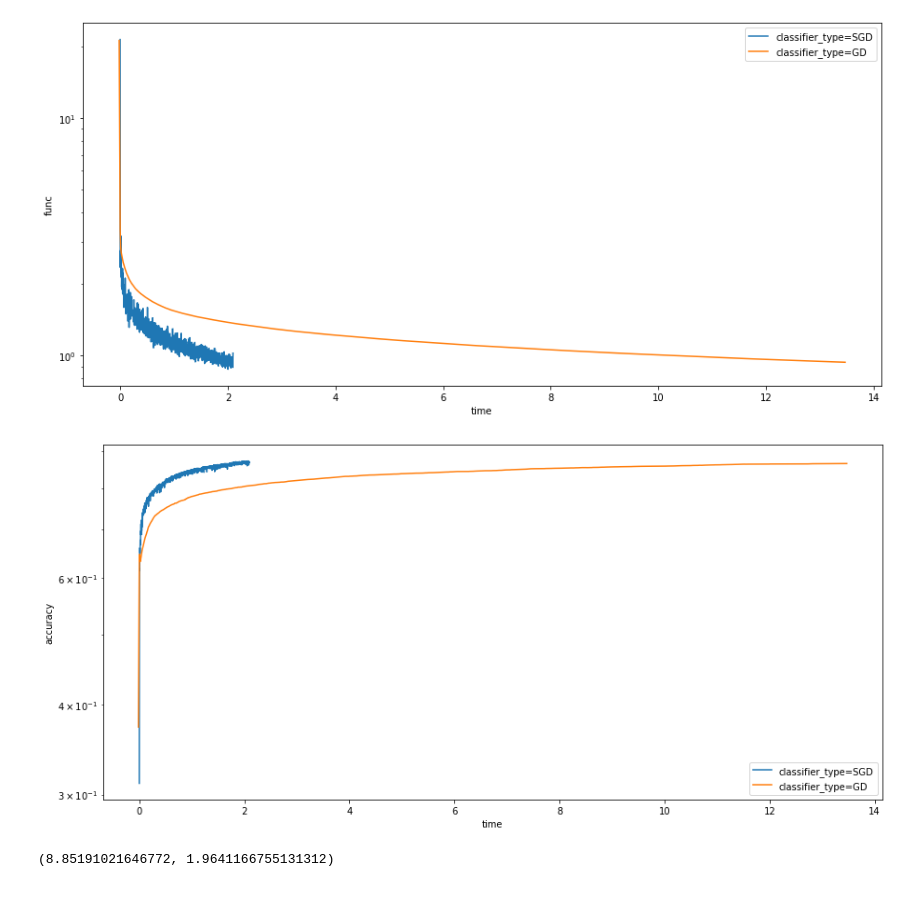
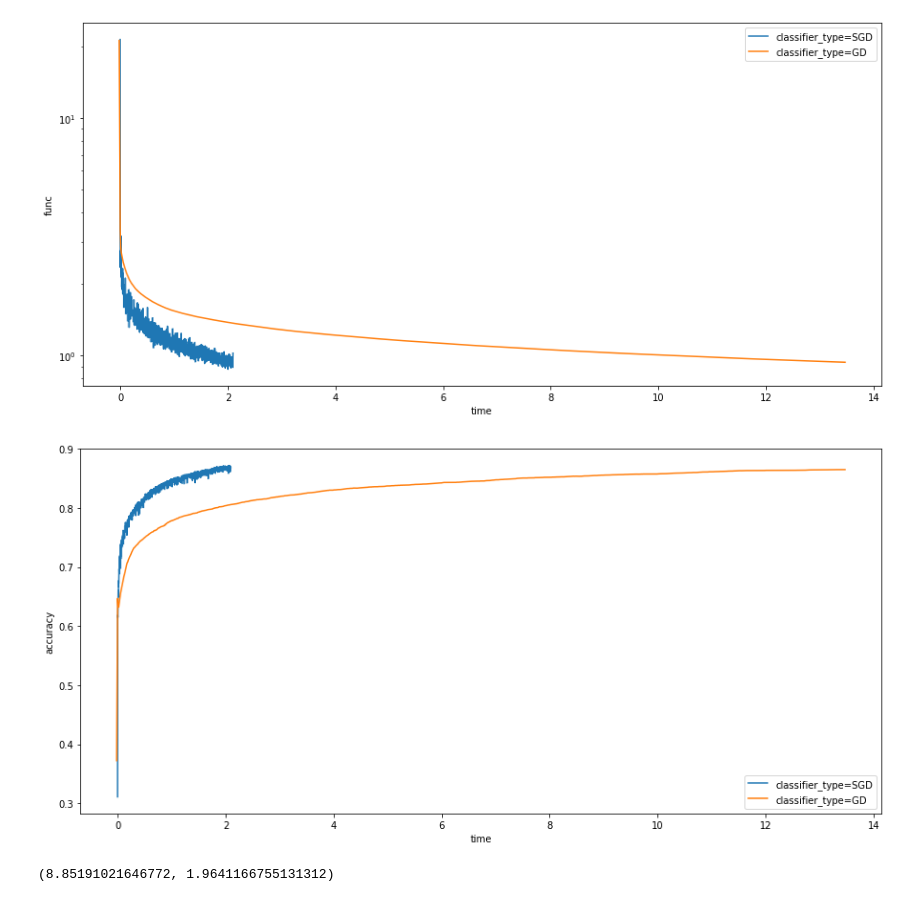
Before and after one commit to paniquex/ML_DS_practice, a Jupyter notebook: PRACTICUM/LAB_06/plots_generating.ipynb, the cells around one changed output. Drawn from its saved outputs; the diff is of its cells as text; code cells hidden in the pictures.

```diff
--- a/PRACTICUM/LAB_06/plots_generating.ipynb
+++ b/PRACTICUM/LAB_06/plots_generating.ipynb
@@ -52,7 +52,7 @@ def dependence_line_plot(history_list, parameter_name,
                          semilogx=False,
                          output_file_name='exp.pdf'):
 
-    if dep_variable_name_x != 'iteration':
+    if (dep_variable_name_x != 'iteration') | (dep_variable_name_x == 'min_df'):
         keys_for_df = [dep_variable_name_x, dep_variable_name_y]
     else:
         keys_for_df = [dep_variable_name_y]
@@ -74,6 +74,10 @@ def dependence_line_plot(history_list, parameter_name,
                                        history_df[dep_variable_name_x][smooth_size+1],
                          y=np.convolve(history_df[dep_variable_name_y][:],
                                        np.ones(smooth_size) / smooth_size, 'same')[smooth_size:-smooth_size])
+        elif dep_variable_name_x == 'min_df':
+            sns.lineplot(x = history_df[dep_variable_name_x],
+                         y=np.convolve(history_df[dep_variable_name_y][:],
+                                       np.ones(smooth_size) / smooth_size, 'same')[smooth_size:-smooth_size])
         else:
             sns.lineplot(x = np.arange(len(history_df[dep_variable_name_y]) - smooth_size * 2),
                          y=np.convolve(history_df[dep_variable_name_y][:],
@@ -487,14 +491,14 @@ dependence_line_plot([alpha_beta_bsize_logs[234], alpha_beta_bsize_logs[25]],
 # %%
 dependence_line_plot([alpha_beta_bsize_logs[234], alpha_beta_bsize_logs[25]],
                      parameter_name='classifier_type',
                      dep_variable_name_x='time', dep_variable_name_y='accuracy', smooth_size=1,
-                     semilogy=True,
+                     semilogy=False,
                      figsize=(15, 7),
 #                      ax=i,
 #                      fig=f,
                      output_file_name='./graphs/SGD_GD_accuracy_alpha=1_beta=0,001_bs=1024.pdf')
 # %% [output]
-[figure, old version]
+[figure, new version]
 # %%
 gd_time_list = []
 sgd_time_list = []
```
Also changed, not shown: parts of 15 cells of this notebook, 3 other files.
